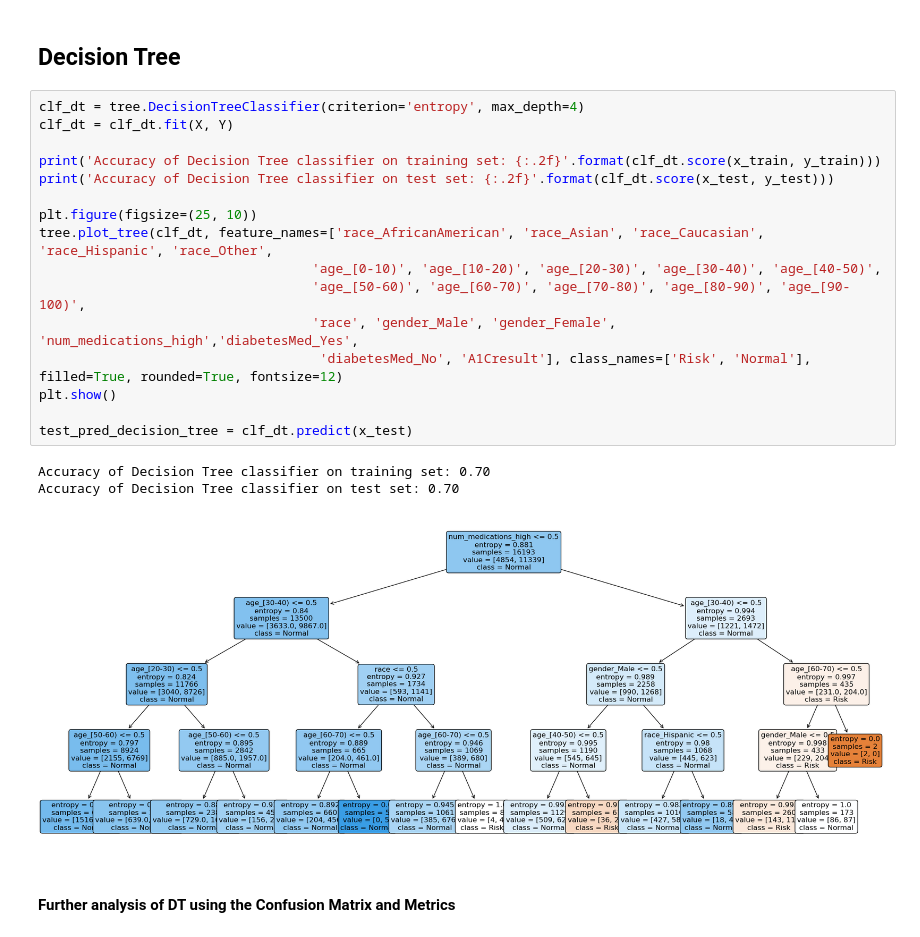
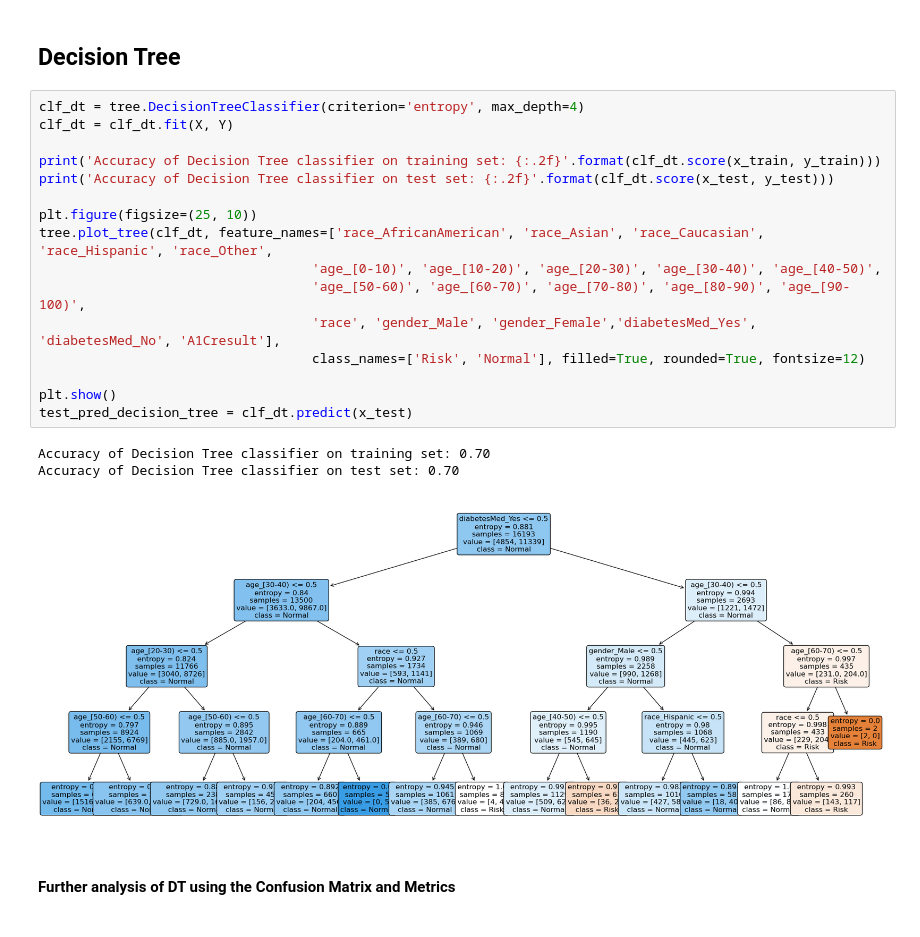
Before and after one commit to mattglenjackson/CP3403_Data_Mining, a Jupyter notebook: CP3403_merged_copy_fixed.ipynb, the cells around one changed output. Saved outputs shown, nothing was run; the diff lists cells and outputs as text.

```diff
--- a/CP3403_merged_copy_fixed.ipynb
+++ b/CP3403_merged_copy_fixed.ipynb
@@ -609,23 +610,23 @@ For this Algorithm we looked at figures of training and test data results compar
 # %%
 clf_dt = tree.DecisionTreeClassifier(criterion='entropy', max_depth=4)
 clf_dt = clf_dt.fit(X, Y)
 
 print('Accuracy of Decision Tree classifier on training set: {:.2f}'.format(clf_dt.score(x_train, y_train)))
 print('Accuracy of Decision Tree classifier on test set: {:.2f}'.format(clf_dt.score(x_test, y_test)))
 
 plt.figure(figsize=(25, 10))
 tree.plot_tree(clf_dt, feature_names=['race_AfricanAmerican', 'race_Asian', 'race_Caucasian', 'race_Hispanic', 'race_Other',
                                    'age_[0-10)', 'age_[10-20)', 'age_[20-30)', 'age_[30-40)', 'age_[40-50)',
                                    'age_[50-60)', 'age_[60-70)', 'age_[70-80)', 'age_[80-90)', 'age_[90-100)',
-                                   'race', 'gender_Male', 'gender_Female', 'num_medications_high','diabetesMed_Yes',
-                                    'diabetesMed_No', 'A1Cresult'], class_names=['Risk', 'Normal'], filled=True, rounded=True, fontsize=12)
+                                   'race', 'gender_Male', 'gender_Female','diabetesMed_Yes', 'diabetesMed_No', 'A1Cresult'],
+                                   class_names=['Risk', 'Normal'], filled=True, rounded=True, fontsize=12)
+
 plt.show()
-
 test_pred_decision_tree = clf_dt.predict(x_test)
 # %% [output]
 Accuracy of Decision Tree classifier on training set: 0.70
 Accuracy of Decision Tree classifier on test set: 0.70
-[figure, old version]
+[figure, new version]
 # %% [markdown]
 #### Further analysis of DT using the Confusion Matrix and Metrics
 # %%
```
Also changed, not shown: parts of 85 cells of this notebook.
